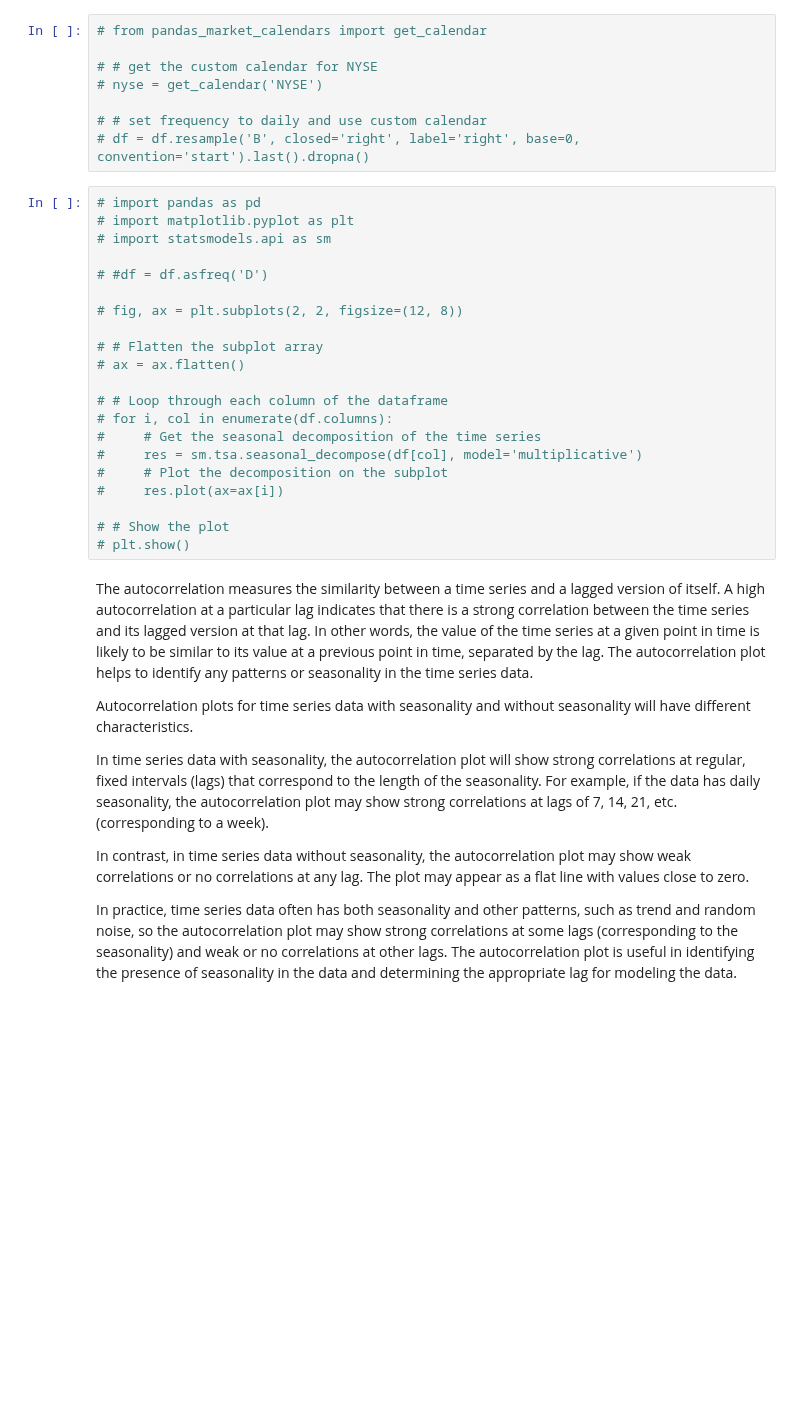
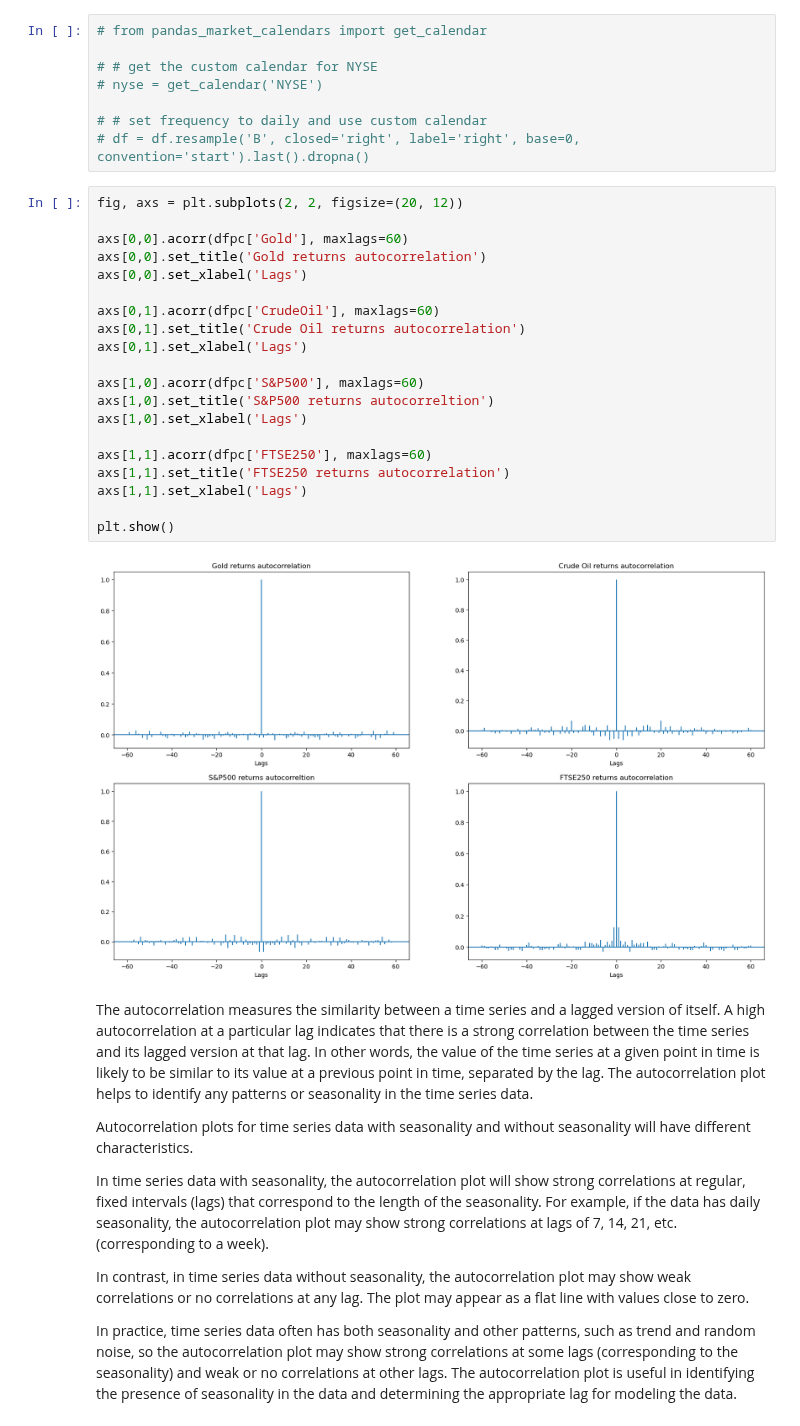
Before and after one commit to maxbranting/gold-forecast, a Jupyter notebook: data_clean_explo.ipynb, the cells around one changed output. Cells and saved outputs as stored; diff of their text form; blank space fills up the shorter version.

```diff
--- a/data_clean_explo.ipynb
+++ b/data_clean_explo.ipynb
@@ -284,27 +275,28 @@ seasonal decompose has problems with that data bc we dont have weekends, it woul
 
 # # set frequency to daily and use custom calendar
 # df = df.resample('B', closed='right', label='right', base=0, convention='start').last().dropna()
-# %%
-# import pandas as pd
-# import matplotlib.pyplot as plt
-# import statsmodels.api as sm
-
-# #df = df.asfreq('D')
-
-# fig, ax = plt.subplots(2, 2, figsize=(12, 8))
-
-# # Flatten the subplot array
-# ax = ax.flatten()
-
-# # Loop through each column of the dataframe
-# for i, col in enumerate(df.columns):
-#     # Get the seasonal decomposition of the time series
-#     res = sm.tsa.seasonal_decompose(df[col], model='multiplicative')
-#     # Plot the decomposition on the subplot
-#     res.plot(ax=ax[i])
-
-# # Show the plot
-# plt.show()
+# %%
+fig, axs = plt.subplots(2, 2, figsize=(20, 12))
+
+axs[0,0].acorr(dfpc['Gold'], maxlags=60)
+axs[0,0].set_title('Gold returns autocorrelation')
+axs[0,0].set_xlabel('Lags')
+
+axs[0,1].acorr(dfpc['CrudeOil'], maxlags=60)
+axs[0,1].set_title('Crude Oil returns autocorrelation')
+axs[0,1].set_xlabel('Lags')
+
+axs[1,0].acorr(dfpc['S&P500'], maxlags=60)
+axs[1,0].set_title('S&P500 returns autocorreltion')
+axs[1,0].set_xlabel('Lags')
+
+axs[1,1].acorr(dfpc['FTSE250'], maxlags=60)
+axs[1,1].set_title('FTSE250 returns autocorrelation')
+axs[1,1].set_xlabel('Lags')
+
+plt.show()
+# %% [output]
+[figure, added]
 # %% [markdown]
 The autocorrelation measures the similarity between a time series and a lagged version of itself. A high autocorrelation at a particular lag indicates that there is a strong correlation between the time series and its lagged version at that lag. In other words, the value of the time series at a given point in time is likely to be similar to its value at a previous point in time, separated by the lag. The autocorrelation plot helps to identify any patterns or seasonality in the time series data.
 
```
Also changed, not shown: parts of 7 cells of this notebook.
